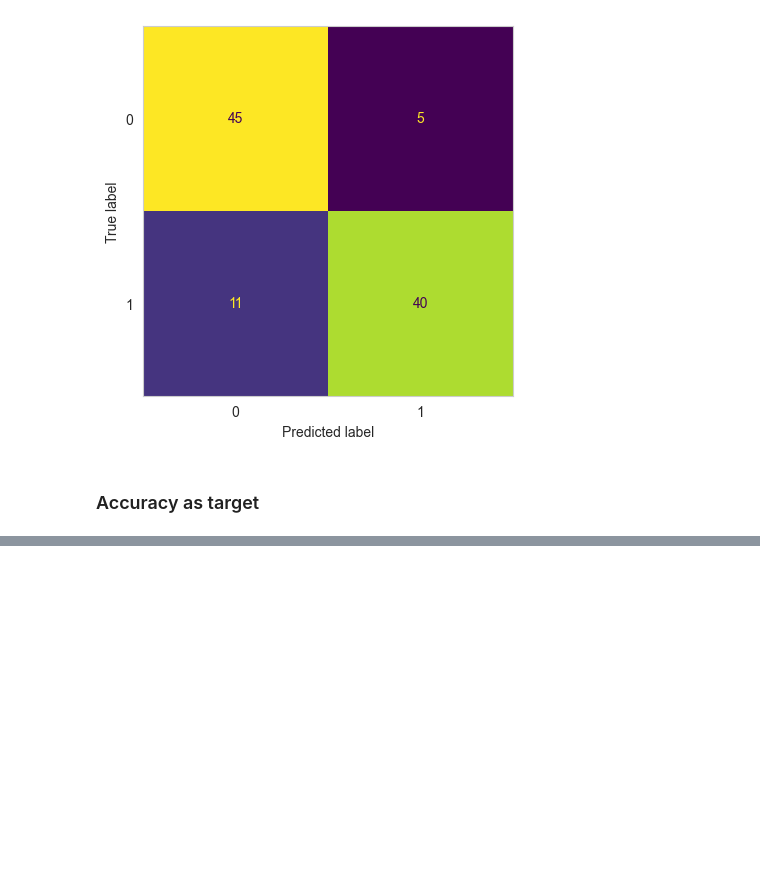
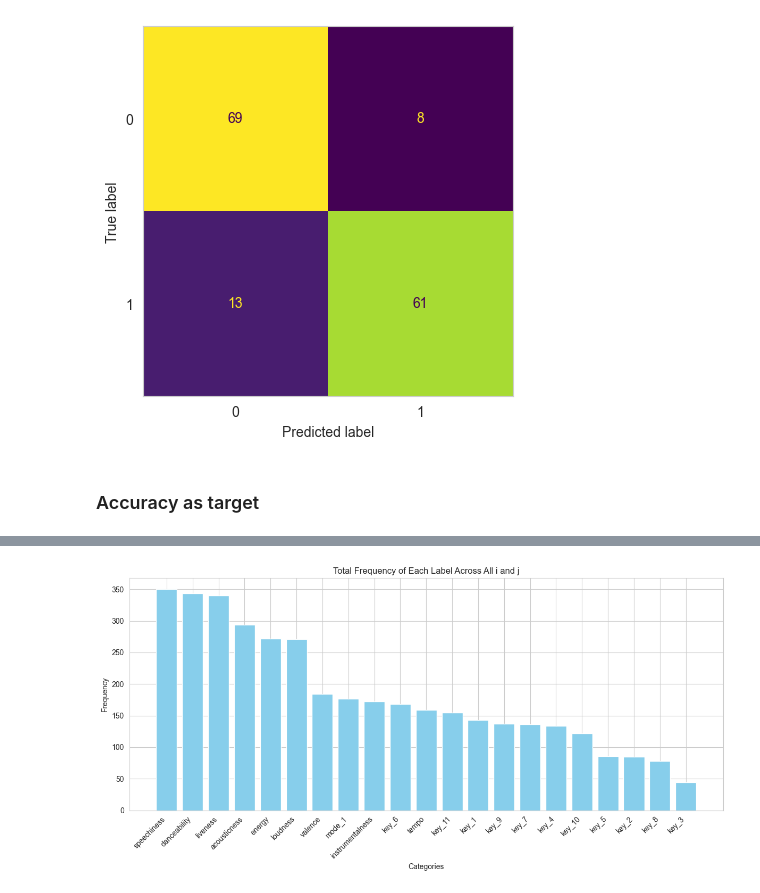
Before and after one commit to dprifer/SF2935__G007, a Jupyter notebook: SVM/SVM model.ipynb, the cells around one changed output, grey strips where cells are left out. Drawn from its saved outputs; the diff is of its cells as text; code cells hidden in the pictures; blank space fills up the shorter version.

```diff
--- a/SVM/SVM model.ipynb
+++ b/SVM/SVM model.ipynb
@@ -146,7 +146,7 @@ sns.heatmap(predictors_train_mod.corr(), annot=True, cmap='RdYlGn')
 # %% [markdown]
 We can see valence is somewhat correlated to danceability, but the rest looks good to me.
 # %%
-predictors_train_mod, predictors_test_mod, response_train_mod, response_test_mod = train_test_split(encoded_data.drop(columns=exclude), response, test_size=0.2, random_state=8)
+predictors_train_mod, predictors_test_mod, response_train_mod, response_test_mod = train_test_split(encoded_data.drop(columns=exclude), response, test_size=0.3, random_state=8)
 # %% [markdown]
 ## Training the SVM
 First, a linear SVM is tried
@@ -357,6 +359,6 @@ The selected features are Index(['danceability', 'energy', 'speechiness', 'liven
 #### The best model with the current seed compared with a model having lower number of features:
 # %%
-sfs = SequentialFeatureSelector(estimator=SVC(kernel='rbf'), n_features_to_select=20, direction='backward')
+sfs = SequentialFeatureSelector(estimator=SVC(kernel='rbf'), n_features_to_select=8, direction='backward')
 sfs.fit(predictors_train, response_train)
 
 selected_features = sfs.get_support()  # Boolean mask of selected features
@@ -417,8 +414,8 @@ Cohen's Kappa Score: 0.64
 
 ## Hyperparameter tuning
 # %%
-# model with 20 features
-sfs = SequentialFeatureSelector(estimator=SVC(kernel='rbf'), n_features_to_select=20, direction='backward')
+# model with 8 features
+sfs = SequentialFeatureSelector(estimator=SVC(kernel='rbf'), n_features_to_select=8, direction='backward')
 sfs.fit(predictors_train, response_train)
 
 selected_features = sfs.get_support()  # Boolean mask of selected features
@@ -432,8 +429,8 @@ model_best, _ = svm_model('rbf', predictors_train_sfs, response_train, predictor
 n_features = predictors_train_sfs.shape[1]
 X_variance = predictors_train_sfs.var().mean()
 gamma_value = 1 / (n_features * X_variance)
-print(f"Regularization parameter (C): {model.C}")
+print(f"Regularization parameter (C): {model_best.C}")
 print(f"Gamma value: {gamma_value}")
-ConfusionMatrixDisplay.from_estimator(model, predictors_test_sfs, response_test, colorbar=False)
+ConfusionMatrixDisplay.from_estimator(model_best, predictors_test_sfs, response_test, colorbar=False)
 plt.grid(False)
 # %% [output]
@@ -458,8 +453,8 @@ gamma = {}
 for i in range(2, 8):
     print(f'Optimization with cv = {i}')
     param_grid = {
-        'C': np.linspace(0.9, 10, 100).tolist(),  # Regularization parameter
-        'gamma': np.linspace(0.05, 0.3, 100).tolist()  # Kernel coefficient
+        'C': np.linspace(0.5, 5, 55).tolist(),  # Regularization parameter
+        'gamma': np.linspace(0.01, 0.2, 42).tolist()  # Kernel coefficient
     }
 
     grid_search = GridSearchCV(model_best, param_grid, scoring='accuracy', n_jobs=-1, cv=i)  # -1 means using all processors in parallel
@@ -533,0 +565,25 @@ for i in range(50):
+# %%
+all_features = []
+for feature in bestfeatures:
+    for seed in bestfeatures[feature]:
+        all_features.extend(bestfeatures[feature][seed])
+
+feature_counts = Counter(all_features)
+
+features = list(feature_counts.keys())
+frequencies = [feature_counts[feature] for feature in features]
+
+sorted_categories = sorted(feature_counts.items(), key=lambda x: x[1], reverse=True)
+categories, counts = zip(*sorted_categories)
+
+# Create a bar plot
+plt.figure(figsize=(12, 6))
+plt.bar(categories, counts, color='skyblue')
+plt.xticks(rotation=45, ha='right')
+plt.xlabel('Categories')
+plt.ylabel('Frequency')
+plt.title('Total Frequency of Each Label Across All i and j')
+plt.tight_layout()
+plt.show()
+# %% [output]
+[figure, added]
```
Also changed, not shown: parts of 23 cells of this notebook.
